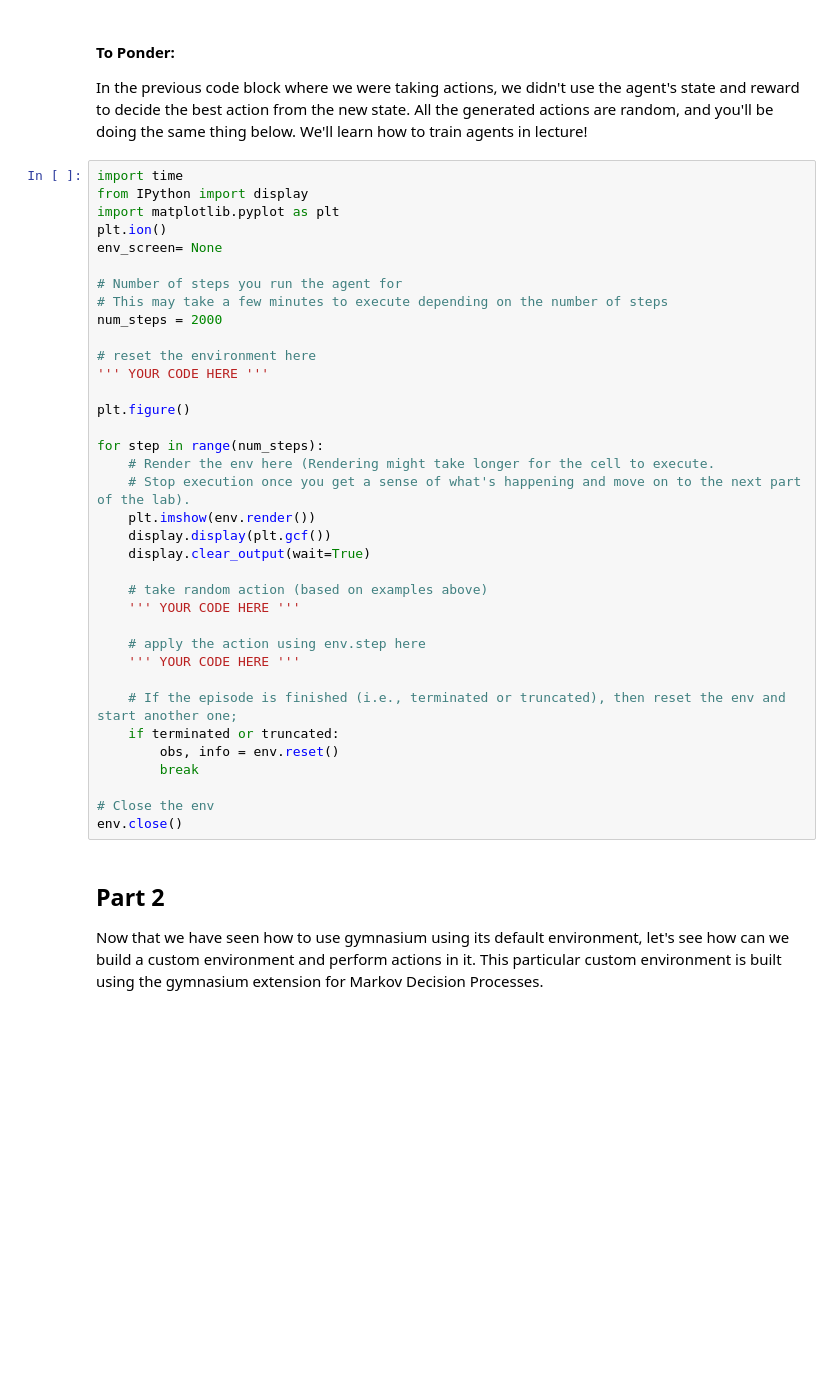
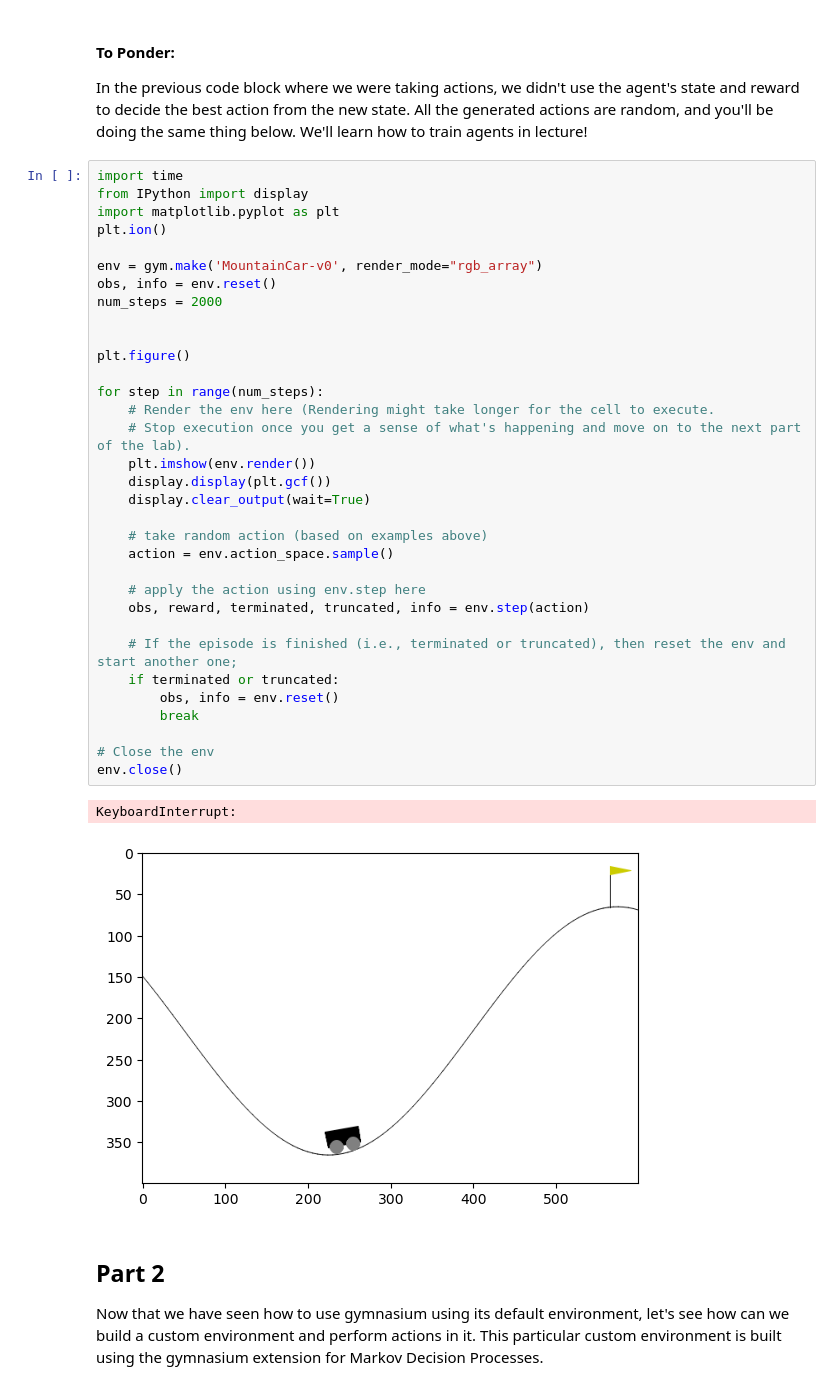
Before and after one commit to shuklashreyas/AI, a Jupyter notebook: Lab1/Gymnasium_Tutorial.ipynb, the cells around one changed output. Saved outputs shown, nothing was run; the diff lists cells and outputs as text; blank space fills up the shorter version.

```diff
--- a/Lab1/Gymnasium_Tutorial.ipynb
+++ b/Lab1/Gymnasium_Tutorial.ipynb
@@ -120,39 +174,39 @@ In the previous code block where we were taking actions, we didn't use the agent
 # %%
 import time
 from IPython import display
 import matplotlib.pyplot as plt
 plt.ion()
-env_screen= None
 
-# Number of steps you run the agent for
-# This may take a few minutes to execute depending on the number of steps
+env = gym.make('MountainCar-v0', render_mode="rgb_array")
+obs, info = env.reset()
 num_steps = 2000
 
-# reset the environment here
-''' YOUR CODE HERE '''
 
 plt.figure()
 
 for step in range(num_steps):
     # Render the env here (Rendering might take longer for the cell to execute.
     # Stop execution once you get a sense of what's happening and move on to the next part of the lab).
     plt.imshow(env.render())
     display.display(plt.gcf())
     display.clear_output(wait=True)
 
     # take random action (based on examples above)
-    ''' YOUR CODE HERE '''
+    action = env.action_space.sample()
 
     # apply the action using env.step here
-    ''' YOUR CODE HERE '''
+    obs, reward, terminated, truncated, info = env.step(action)
 
     # If the episode is finished (i.e., terminated or truncated), then reset the env and start another one;
     if terminated or truncated:
         obs, info = env.reset()
         break
 
 # Close the env
 env.close()
+# %% [output]
+KeyboardInterrupt:
+[figure, added]
 # %% [markdown]
 ## Part 2
 
```
Also changed, not shown: parts of 13 cells of this notebook.
